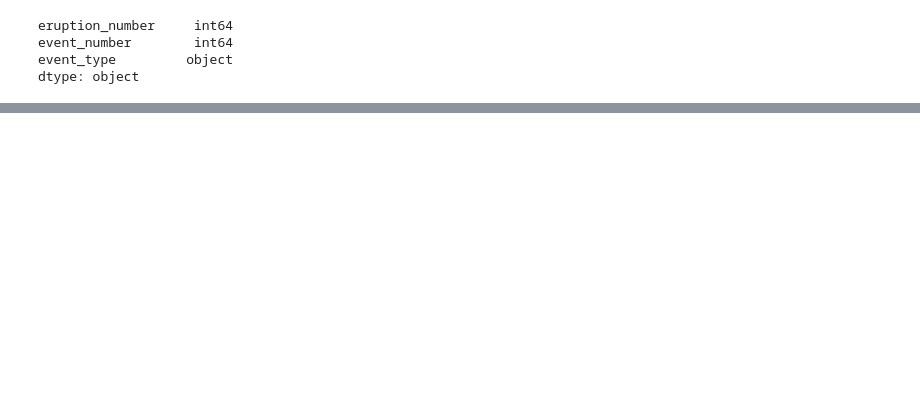
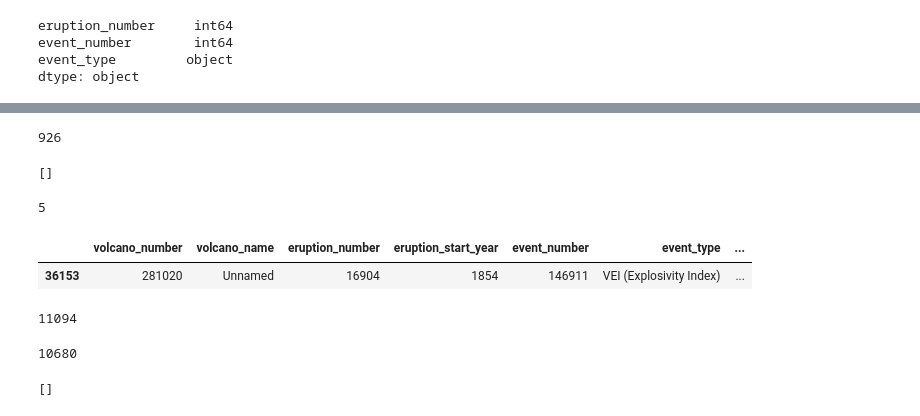
Before and after one commit to Crazyspaceman-hd/Project2_Volcanoes, a Jupyter notebook: data/cleaning_data.ipynb, the cells around one changed output, grey strips where cells are left out. Saved outputs shown, nothing was run; the diff lists cells and outputs as text; code cells hidden in the pictures; blank space fills up the shorter version.

```diff
--- a/data/cleaning_data.ipynb
+++ b/data/cleaning_data.ipynb
@@ -32,0 +54,3 @@ event_data = pd.read_csv("events.csv").drop(event_columns_to_be_removed, axis =
+# %%
+
+evd = pd.read_csv("events.csv")
@@ -218,0 +366,15 @@ event_data.to_csv('event_data.csv')
+# %%
+print(len(vnum2))
+# %% [output]
+926
+# %%
+def Diff(li1, li2):
+    return (list(set(li1)-set(li2)))
+num3= Diff(vnum2, vdnum)
+print(num3)
+# %% [output]
+[]
+# %%
+print(len(num3))
+# %% [output]
+5
@@ -218,0 +385,18 @@ event_data.to_csv('event_data.csv')
+# %%
+evd.loc[evd['eruption_number']==16904]
+# %% [output]
+|  | volcano_number | volcano_name | eruption_number | eruption_start_year | event_number | event_type | ... |
+| 36153 | 281020 | Unnamed | 16904 | 1854 | 146911 | VEI (Explosivity Index) | ... |
+# %%
+print(len(enum))
+# %% [output]
+11094
+# %%
+print(len(enum2))
+# %% [output]
+10680
+# %%
+enum3 = Diff(enum2, enum)
+print(enum3)
+# %% [output]
+[]
```
Also changed, not shown: parts of 34 cells of this notebook, 7 other files.
